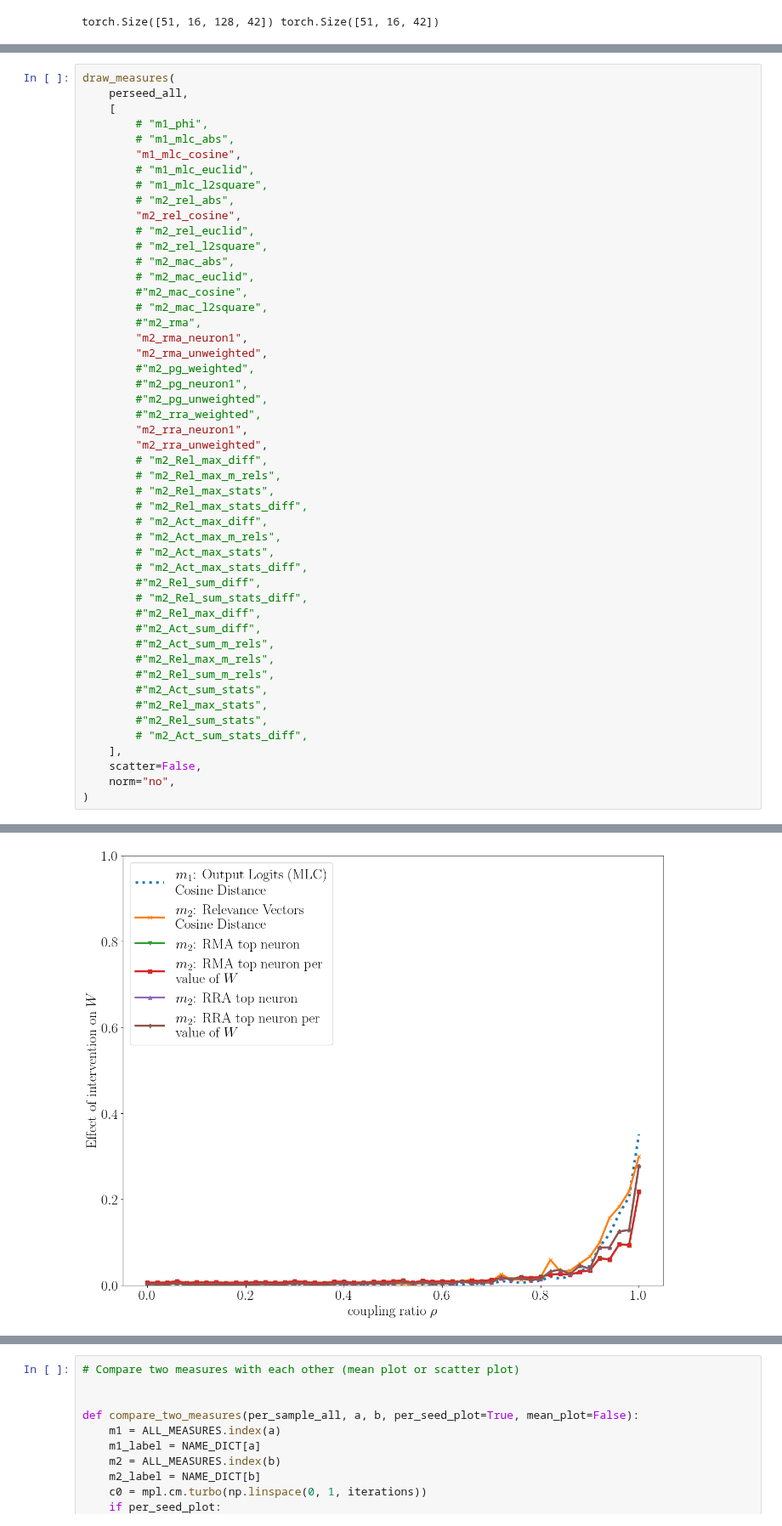
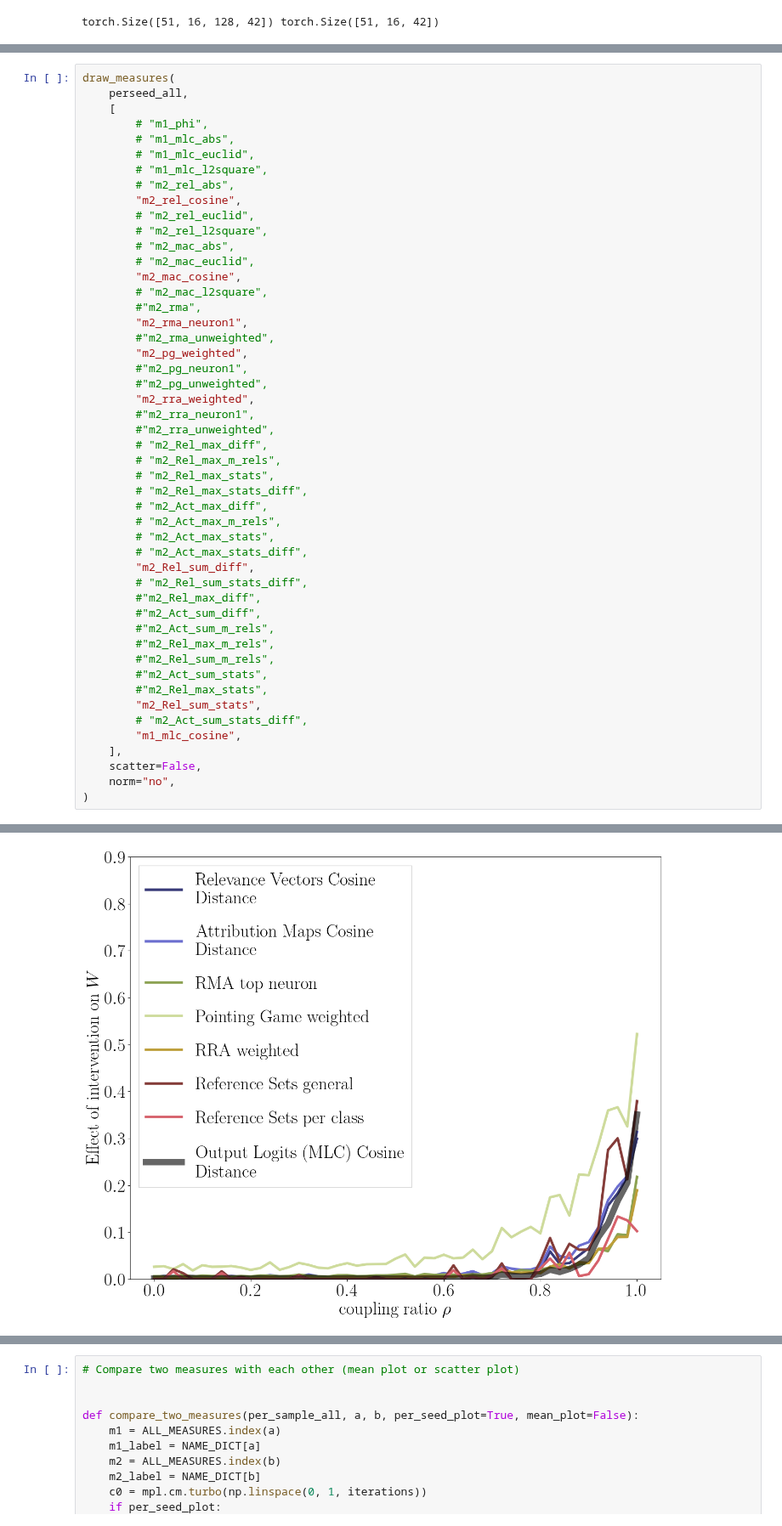
Before and after one commit to lillijo/xai-evaluation-master-thesis, a Jupyter notebook: experiments/compare_measures.ipynb, the cells around one changed output, grey strips where cells are left out. Shown at 85% size. Cells and saved outputs as stored; diff of their text form.

```diff
--- a/experiments/compare_measures.ipynb
+++ b/experiments/compare_measures.ipynb
@@ -299,7 +293,6 @@ draw_measures(
     [
         # "m1_phi",
         # "m1_mlc_abs",
-        "m1_mlc_cosine",
         # "m1_mlc_euclid",
         # "m1_mlc_l2square",
         # "m2_rel_abs",
@@ -308,17 +301,17 @@ draw_measures(
         # "m2_rel_l2square",
         # "m2_mac_abs",
         # "m2_mac_euclid",
-        #"m2_mac_cosine",
+        "m2_mac_cosine",
         # "m2_mac_l2square",
         #"m2_rma",
         "m2_rma_neuron1",
-        "m2_rma_unweighted",
-        #"m2_pg_weighted",
+        #"m2_rma_unweighted",
+        "m2_pg_weighted",
         #"m2_pg_neuron1",
         #"m2_pg_unweighted",
-        #"m2_rra_weighted",
-        "m2_rra_neuron1",
-        "m2_rra_unweighted",
+        "m2_rra_weighted",
+        #"m2_rra_neuron1",
+        #"m2_rra_unweighted",
         # "m2_Rel_max_diff",
         # "m2_Rel_max_m_rels",
         # "m2_Rel_max_stats",
@@ -327,7 +320,7 @@ draw_measures(
         # "m2_Act_max_m_rels",
         # "m2_Act_max_stats",
         # "m2_Act_max_stats_diff",
-        #"m2_Rel_sum_diff",
+        "m2_Rel_sum_diff",
         # "m2_Rel_sum_stats_diff",
         #"m2_Rel_max_diff",
         #"m2_Act_sum_diff",
@@ -336,8 +329,9 @@ draw_measures(
         #"m2_Rel_sum_m_rels",
         #"m2_Act_sum_stats",
         #"m2_Rel_max_stats",
-        #"m2_Rel_sum_stats",
+        "m2_Rel_sum_stats",
         # "m2_Act_sum_stats_diff",
+        "m1_mlc_cosine",
     ],
     scatter=False,
     norm="no",
@@ -346,4 +348,4 @@ draw_measures(
-[figure, old version]
+[figure, new version]
 # %%
 # Latent Factors
 
```
Also changed, not shown: parts of 5 cells of this notebook, 4 other files.
